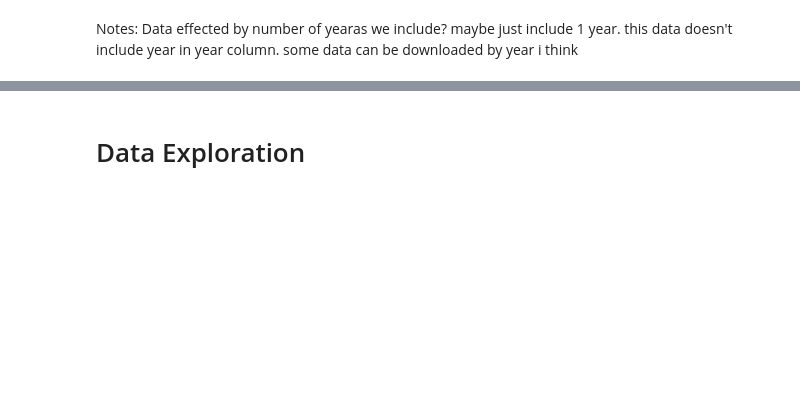
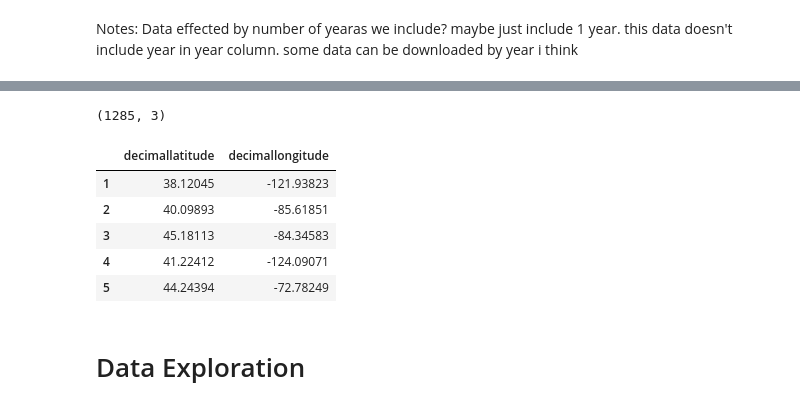
Before and after one commit to averyfaller/AM207Project, a Jupyter notebook: Hierarchical_Bayes.ipynb, the cells around one changed output, grey strips where cells are left out. Saved outputs shown, nothing was run; the diff lists cells and outputs as text; code cells hidden in the pictures; blank space fills up the shorter version.

```diff
--- a/Hierarchical_Bayes.ipynb
+++ b/Hierarchical_Bayes.ipynb
@@ -85,2 +82,17 @@ SyntaxError: invalid syntax (<ipython-input-28-219ac6b7a16c>, line 2)
+# %%
+data[data['year']==2015].values.shape
+# %% [output]
+(1285, 3)
+# %%
+data2015 = data[data['year']==2015]
+data2015 = data2015[['decimallatitude','decimallongitude']]
+data2015.head()
+# %% [output]
+|  | decimallatitude | decimallongitude |
+| 1 | 38.12045 | -121.93823 |
+| 2 | 40.09893 | -85.61851 |
+| 3 | 45.18113 | -84.34583 |
+| 4 | 41.22412 | -124.09071 |
+| 5 | 44.24394 | -72.78249 |
 # %% [markdown]
 # Data Exploration
```
Also changed, not shown: parts of 23 cells of this notebook.
